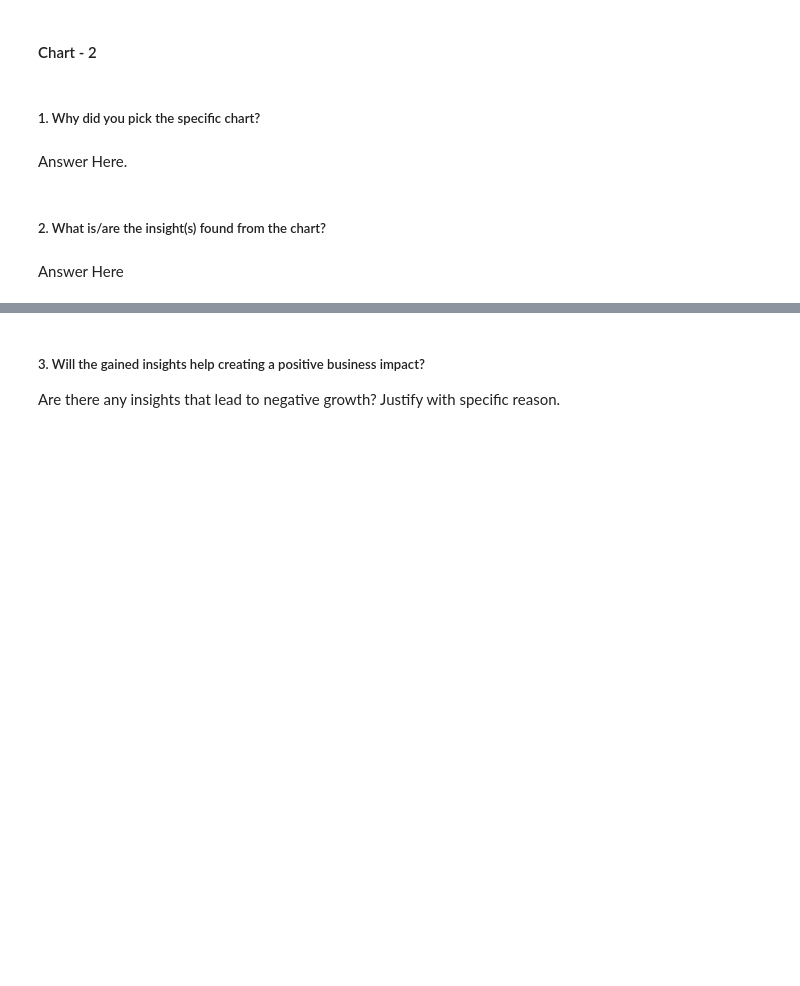
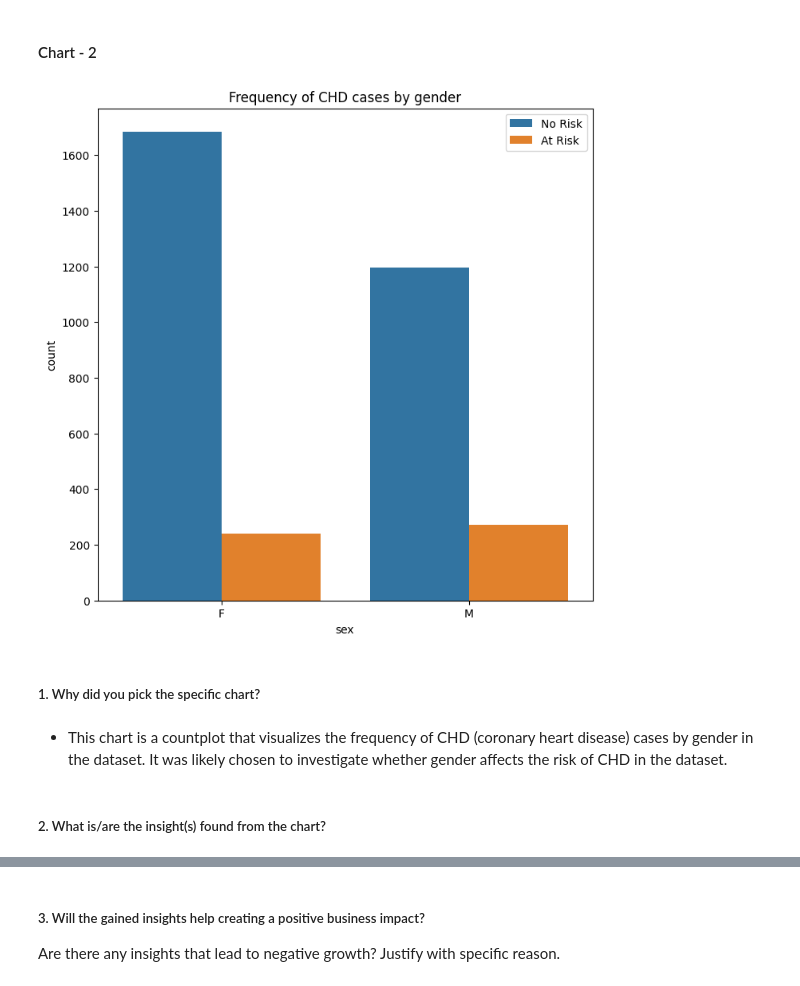
Before and after one commit to Navjotkhatri/CARDIOVASCULAR-RISK-PREDICTION, a Jupyter notebook: Cardiovascular_Risk_Prediction.ipynb, the cells around one changed output, grey strips where cells are left out. Saved outputs shown, nothing was run; the diff lists cells and outputs as text; code cells hidden in the pictures; blank space fills up the shorter version.

```diff
--- a/Cardiovascular_Risk_Prediction.ipynb
+++ b/Cardiovascular_Risk_Prediction.ipynb
@@ -446,8 +450,16 @@ Answer Here
+# %%
+# Chart - 2 visualization code
+
+plt.figure(figsize=(8,8))
+sns.countplot(x='sex', hue='TenYearCHD', data= df)
+plt.title('Frequency of CHD cases by gender')
+plt.legend(['No Risk', 'At Risk'])
+plt.show()
+# %% [output]
+[figure, added]
 # %% [markdown]
 ##### 1. Why did you pick the specific chart?
-# %% [markdown]
-Answer Here.
+# %% [markdown]
+* This chart is a countplot that visualizes the frequency of CHD (coronary heart disease) cases by gender in the dataset. It was likely chosen to investigate whether gender affects the risk of CHD in the dataset.
 # %% [markdown]
 ##### 2. What is/are the insight(s) found from the chart?
-# %% [markdown]
-Answer Here
```
Also changed, not shown: parts of 37 cells of this notebook.
